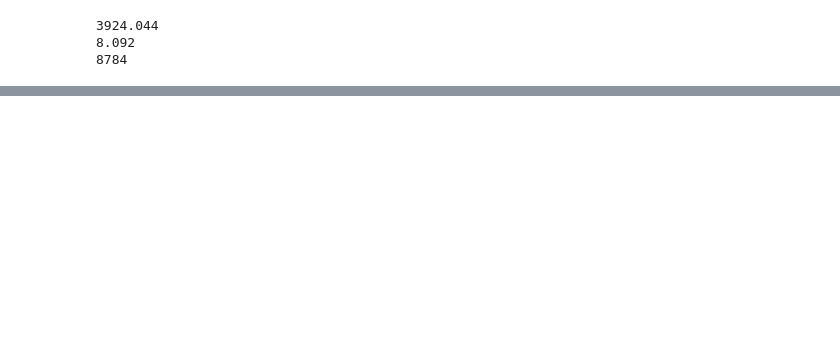
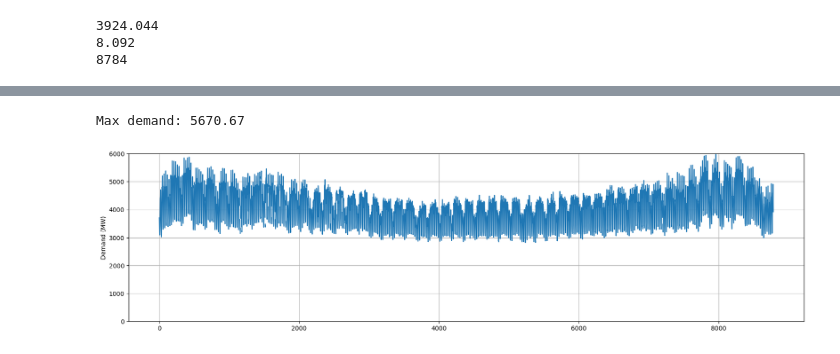
Before and after one commit to avaveriksen/ireland-grid-project, a Jupyter notebook: time-series-analysis/time-series-analysis.ipynb, the cells around one changed output, grey strips where cells are left out. Saved outputs shown, nothing was run; the diff lists cells and outputs as text; code cells hidden in the pictures; blank space fills up the shorter version.

```diff
--- a/time-series-analysis/time-series-analysis.ipynb
+++ b/time-series-analysis/time-series-analysis.ipynb
@@ -106,0 +157,3 @@ Name: National, Length: 8784, dtype: object
+# %%
+df_demand = pd.read_csv("GUI_TOTAL_LOAD_DAYAHEAD_202312312300-202412312300.csv")
+df_demand
@@ -106,0 +174,6 @@ Name: National, Length: 8784, dtype: object
+# %%
+# Data is half-hourly, get rud of every other entry to get hourly data
+a = np.array(df_demand.index.tolist())
+b = (a + 1) % 2
+df_demand = df_demand.iloc[np.where(b == 1)[0]]
+df_demand.head()
@@ -106,0 +187,15 @@ Name: National, Length: 8784, dtype: object
+# %%
+print("Max demand:", max(df_demand['Actual Total Load (MW)'].astype('float')))
+# %% [output]
+Max demand: 5670.67
+# %%
+demand = np.array(df_demand['Actual Total Load (MW)']) * (6000 / 5670.67)
+# %%
+plt.figure(figsize=(20, 5))
+plt.plot(demand)
+plt.ylabel('Demand (MW)')
+plt.grid(True)
+plt.ylim([0, 6000])
+plt.savefig("demand.png", format='png', facecolor='w', dpi=300, bbox_inches='tight', edgecolor='k')
+# %% [output]
+[figure, added]
```
Also changed, not shown: parts of 15 cells of this notebook.
